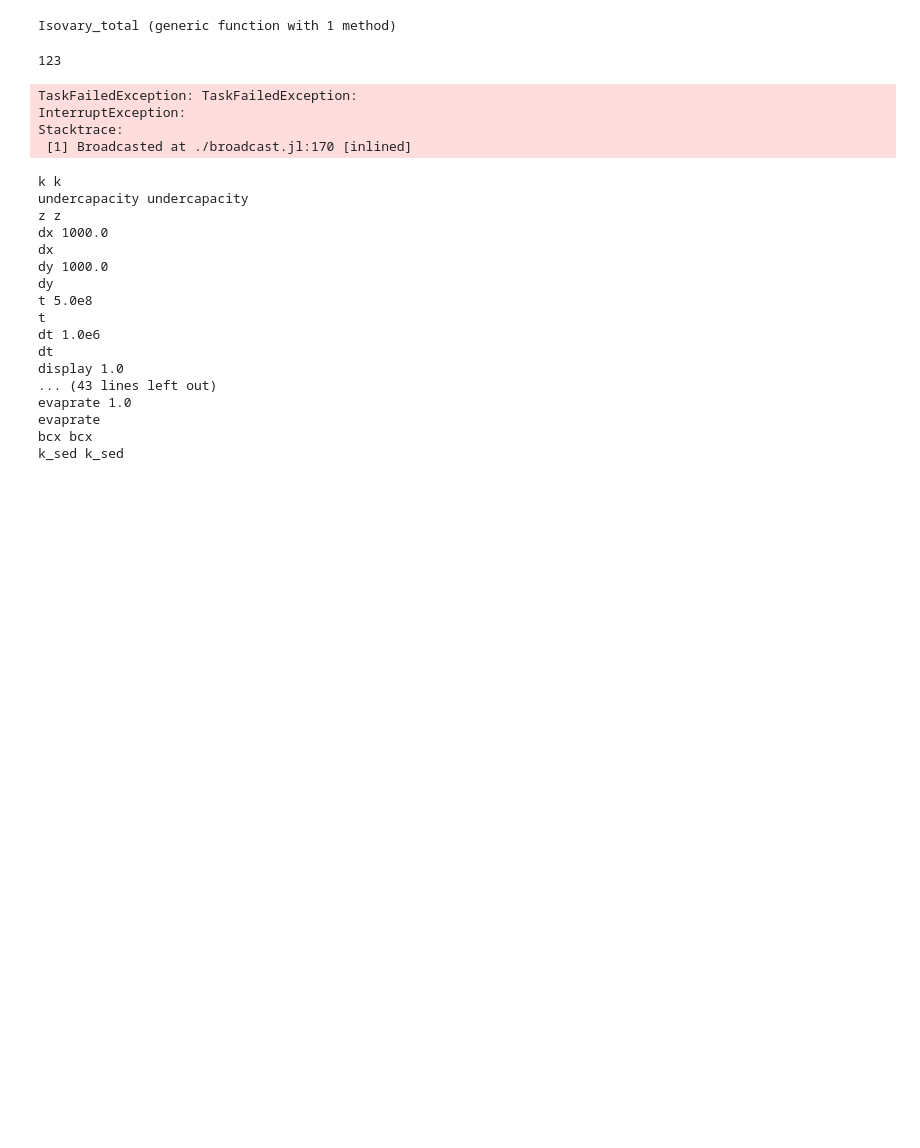
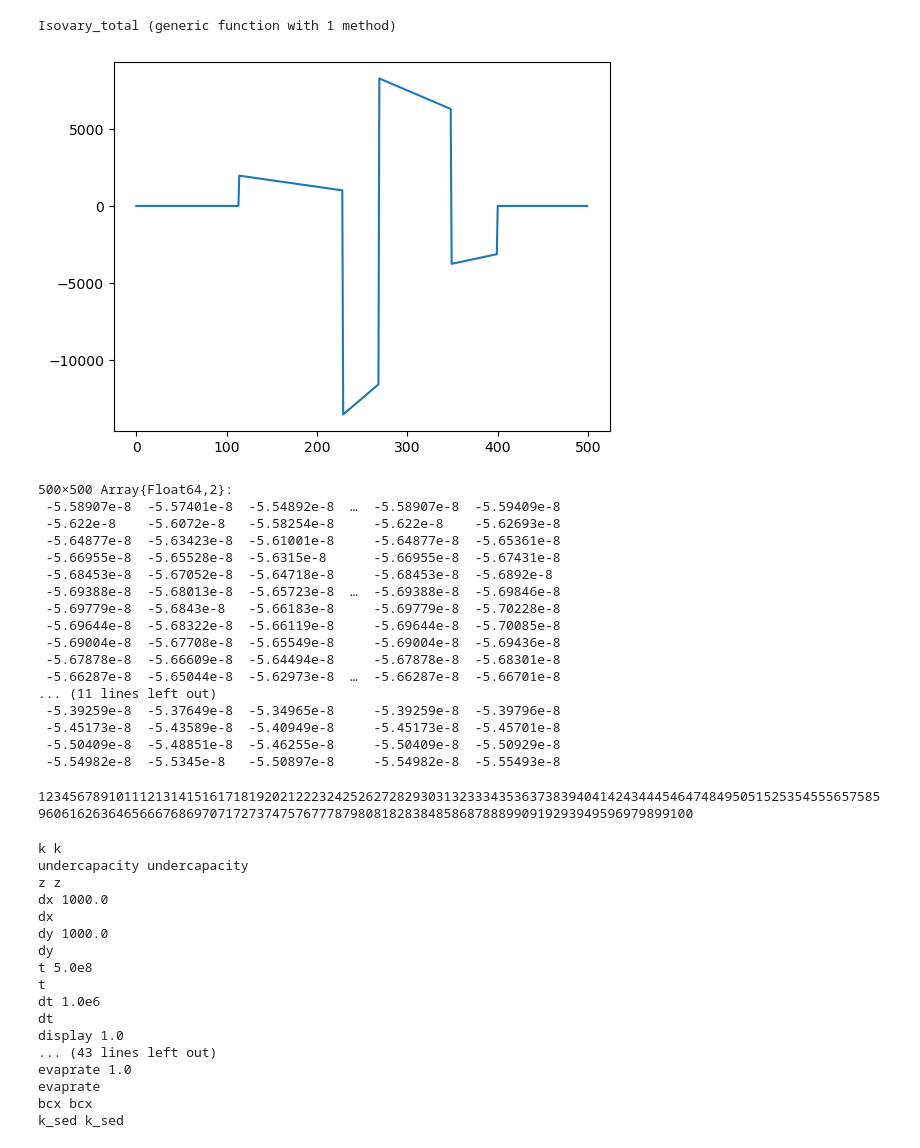
Before and after one commit to ruetg/LEMUR, a Jupyter notebook: julia/lemur.ipynb, the cells around one changed output. Drawn from its saved outputs; the diff is of its cells as text; code cells hidden in the pictures; blank space fills up the shorter version.

```diff
--- a/julia/lemur.ipynb
+++ b/julia/lemur.ipynb
@@ -45,11 +39,26 @@ function Isovary(t)
     end
 
     W = zeros(500,500)
-    W[200:300, 100:400] .= 1500
-    W[250:300, 100:400] .= -1500
 
-    U1 = IsoFlex.flexural(W, Nx = 0, Ny = -3500*2750*1e6*9.81*c1, dx=1000, dy=1000, Te = 30e3, ncores=1);
-    U2 = IsoFlex.flexural(W, Nx = 0, Ny = -3500*2750*1e6*9.81*c2, dx=1000, dy=1000, Te = 30e3, ncores=1);
+    maxsed = 2500 #Maximum sediment thickness at rho = 2750 kg/m3
+
+    for i =115:230
+        W[i, 150:350] .= - (i - 115) / 150 .* maxsed/2; #Minima is about half the maximum
+    end
+    for i =230:270
+        W[i, 150:350] .= (i-480 ) / 50 .* maxsed - 1000;
+    end
+
+    for i =270:350
+        W[i, 150:350] .= (600 - i ) / 100 .* maxsed;
+    end
+    for i =350:400
+        W[i, 150:350] .= (i-650) / 200 .* maxsed;
+    end
+
+    U1 = IsoFlex.flexural(W, Nx = 0, Ny = -1e12*c1, dx=1000, dy=1000, Te = 25e3 + 5e3 * c1, ncores=1);
+    U2 = IsoFlex.flexural(W, Nx = 0, Ny = -1e12*c2, dx=1000, dy=1000, Te = 25e3 + 5e3 * c2, ncores=1);
+    PyPlot.plot(W[:,250])
 
     return (U2-U1)/dt
 end
@@ -82,12 +104,33 @@ function Isovary_total(t)
 end
 # %% [output]
 Isovary_total (generic function with 1 method)
+# %%
+Isovary(1e6)
+# %% [output]
+[figure, added]
+500×500 Array{Float64,2}:
+ -5.58907e-8  -5.57401e-8  -5.54892e-8  …  -5.58907e-8  -5.59409e-8
+ -5.622e-8    -5.6072e-8   -5.58254e-8     -5.622e-8    -5.62693e-8
+ -5.64877e-8  -5.63423e-8  -5.61001e-8     -5.64877e-8  -5.65361e-8
+ -5.66955e-8  -5.65528e-8  -5.6315e-8      -5.66955e-8  -5.67431e-8
+ -5.68453e-8  -5.67052e-8  -5.64718e-8     -5.68453e-8  -5.6892e-8
+ -5.69388e-8  -5.68013e-8  -5.65723e-8  …  -5.69388e-8  -5.69846e-8
+ -5.69779e-8  -5.6843e-8   -5.66183e-8     -5.69779e-8  -5.70228e-8
+ -5.69644e-8  -5.68322e-8  -5.66119e-8     -5.69644e-8  -5.70085e-8
+ -5.69004e-8  -5.67708e-8  -5.65549e-8     -5.69004e-8  -5.69436e-8
+ -5.67878e-8  -5.66609e-8  -5.64494e-8     -5.67878e-8  -5.68301e-8
+ -5.66287e-8  -5.65044e-8  -5.62973e-8  …  -5.66287e-8  -5.66701e-8
+... (11 lines left out)
+ -5.39259e-8  -5.37649e-8  -5.34965e-8     -5.39259e-8  -5.39796e-8
+ -5.45173e-8  -5.43589e-8  -5.40949e-8     -5.45173e-8  -5.45701e-8
+ -5.50409e-8  -5.48851e-8  -5.46255e-8     -5.50409e-8  -5.50929e-8
+ -5.54982e-8  -5.5345e-8   -5.50897e-8     -5.54982e-8  -5.55493e-8
 # %%
 G = zeros(100,100)
-d = 1000.
-dx = 10000.
-G[40:60,20:80] .= -d .* dx .^ 2 * 2750.
-G[40:50,20:80] .= d .* dx .^ 2 * 2750.
+d = 10000
+dx = 5000.
+G[40:60,20:80] .= -1e6*dx^2
+G[40:50,20:80] .= 1e6*dx^2
 z = 10000.
 g=zeros(100, 100)
 Threads.@threads for i1 = 1:100
@@ -103,9 +146,5 @@ Threads.@threads for i1 = 1:100
     print(i1)
 end
 # %% [output]
-123
+123456789101112131415161718192021222324252627282930313233343536373839404142434445464748495051525354555657585960616263646566676869707172737475767778798081828384858687888990919293949596979899100
-TaskFailedException: TaskFailedException:
-InterruptException:
-Stacktrace:
- [1] Broadcasted at ./broadcast.jl:170 [inlined]
 # %%
```
Also changed, not shown: parts of 28 cells of this notebook, 1 other file.
